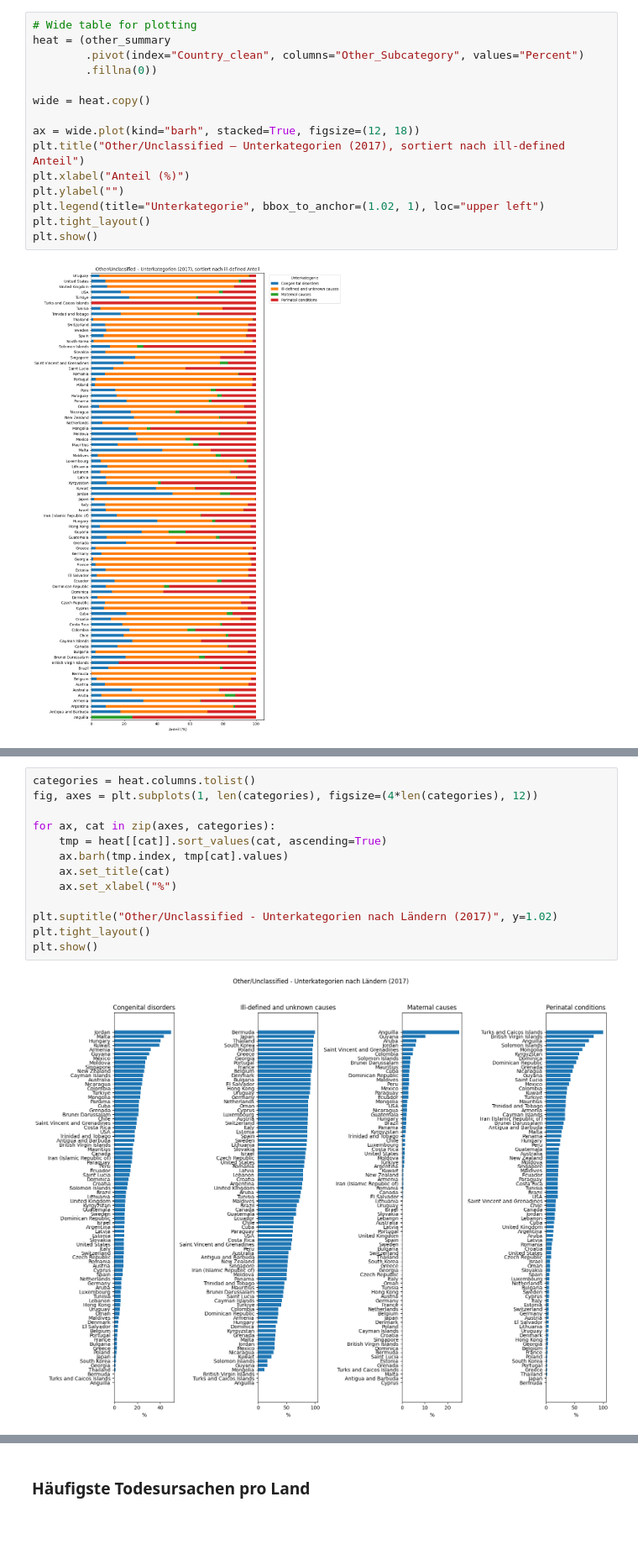
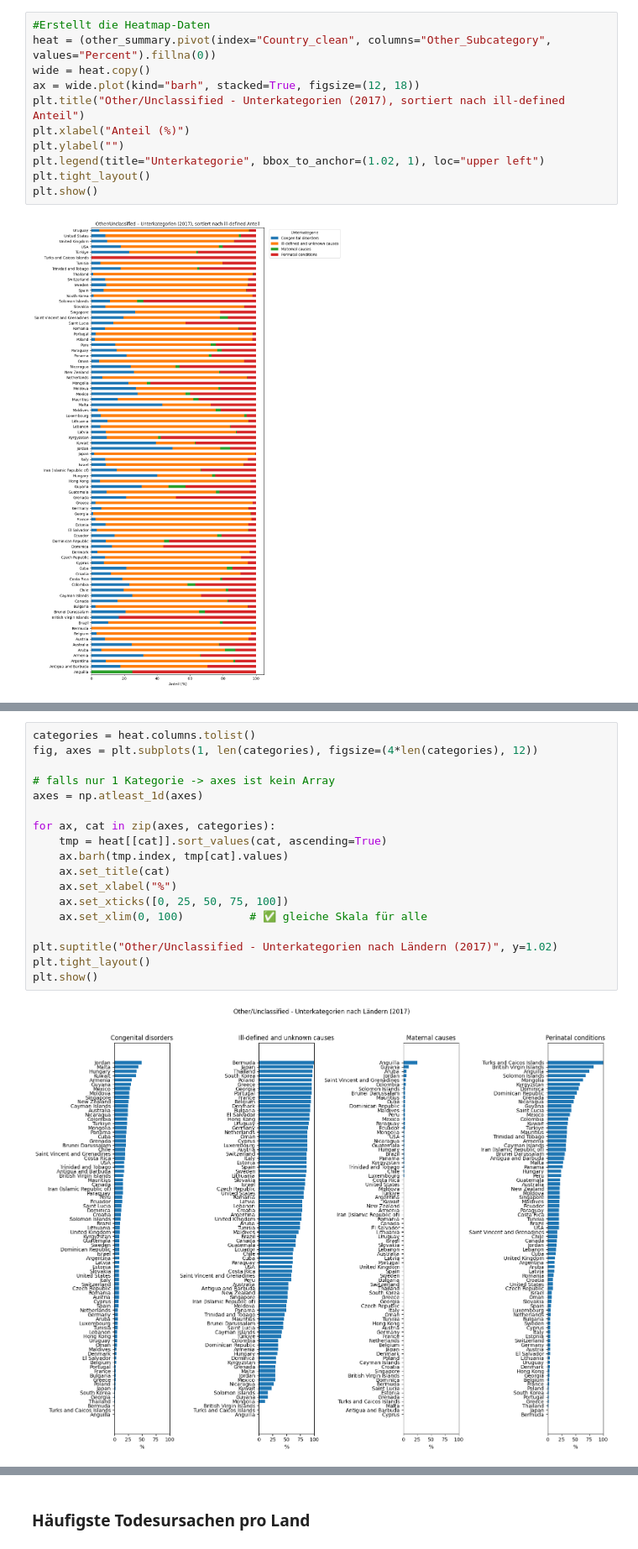
Before and after one commit to ihringerlinus/WHO_Mortality_Database, a Jupyter notebook: TheseKristian.ipynb, the cells around one changed output, grey strips where cells are left out. Shown at 84% size. Drawn from its saved outputs; the diff is of its cells as text; blank space fills up the shorter version.

```diff
--- a/TheseKristian.ipynb
+++ b/TheseKristian.ipynb
@@ -405,13 +406,9 @@ Die Abbildung visualisiert die prozentuale Zusammensetzung der „Other / Unclas
 # %%
-# Wide table for plotting
-heat = (other_summary
-        .pivot(index="Country_clean", columns="Other_Subcategory", values="Percent")
-        .fillna(0))
-
+#Erstellt die Heatmap-Daten
+heat = (other_summary.pivot(index="Country_clean", columns="Other_Subcategory", values="Percent").fillna(0))
 wide = heat.copy()
-
 ax = wide.plot(kind="barh", stacked=True, figsize=(12, 18))
-plt.title("Other/Unclassified – Unterkategorien (2017), sortiert nach ill-defined Anteil")
+plt.title("Other/Unclassified - Unterkategorien (2017), sortiert nach ill-defined Anteil")
 plt.xlabel("Anteil (%)")
 plt.ylabel("")
 plt.legend(title="Unterkategorie", bbox_to_anchor=(1.02, 1), loc="upper left")
@@ -426,16 +423,21 @@ Einzelne Länder weisen zudem erhöhte Anteile perinataler oder kongenitaler Urs
 # %%
 categories = heat.columns.tolist()
 fig, axes = plt.subplots(1, len(categories), figsize=(4*len(categories), 12))
+
+# falls nur 1 Kategorie -> axes ist kein Array
+axes = np.atleast_1d(axes)
 
 for ax, cat in zip(axes, categories):
     tmp = heat[[cat]].sort_values(cat, ascending=True)
     ax.barh(tmp.index, tmp[cat].values)
     ax.set_title(cat)
     ax.set_xlabel("%")
+    ax.set_xticks([0, 25, 50, 75, 100])
+    ax.set_xlim(0, 100)          # ✅ gleiche Skala für alle
 
 plt.suptitle("Other/Unclassified - Unterkategorien nach Ländern (2017)", y=1.02)
 plt.tight_layout()
 plt.show()
 # %% [output]
-[figure, old version]
+[figure, new version]
 # %% [markdown]
```
Also changed, not shown: parts of 28 cells of this notebook.
